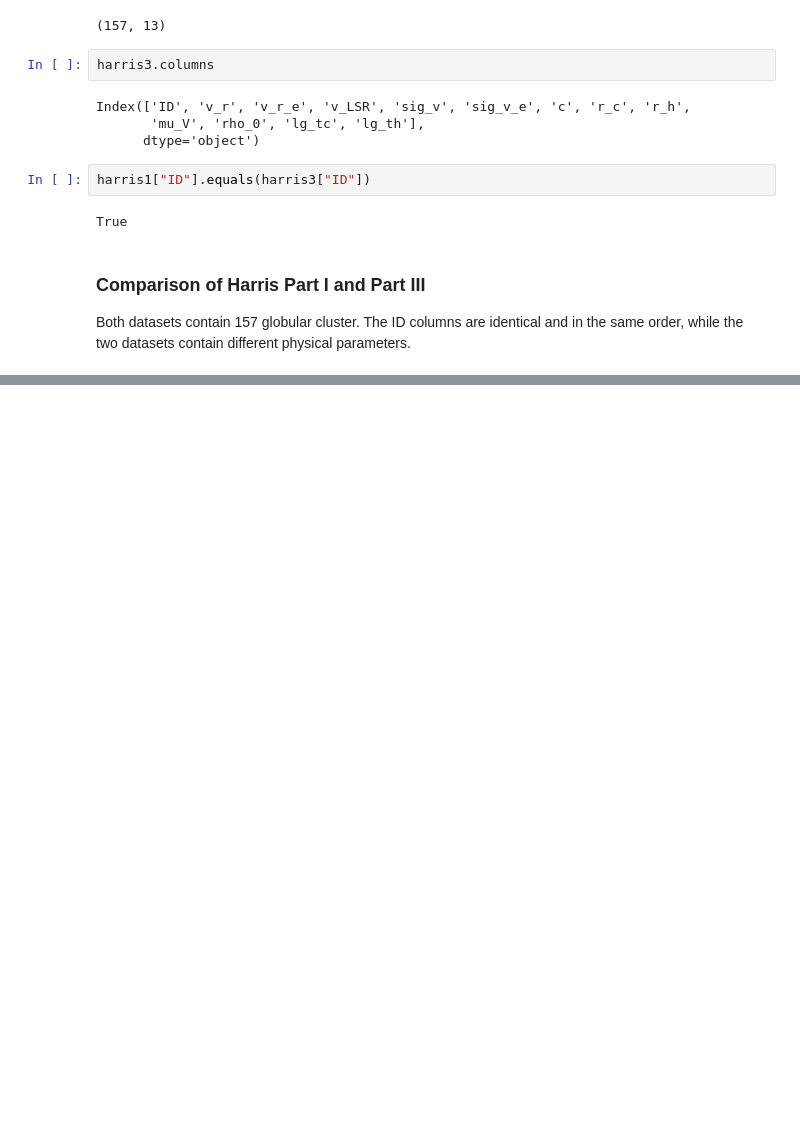
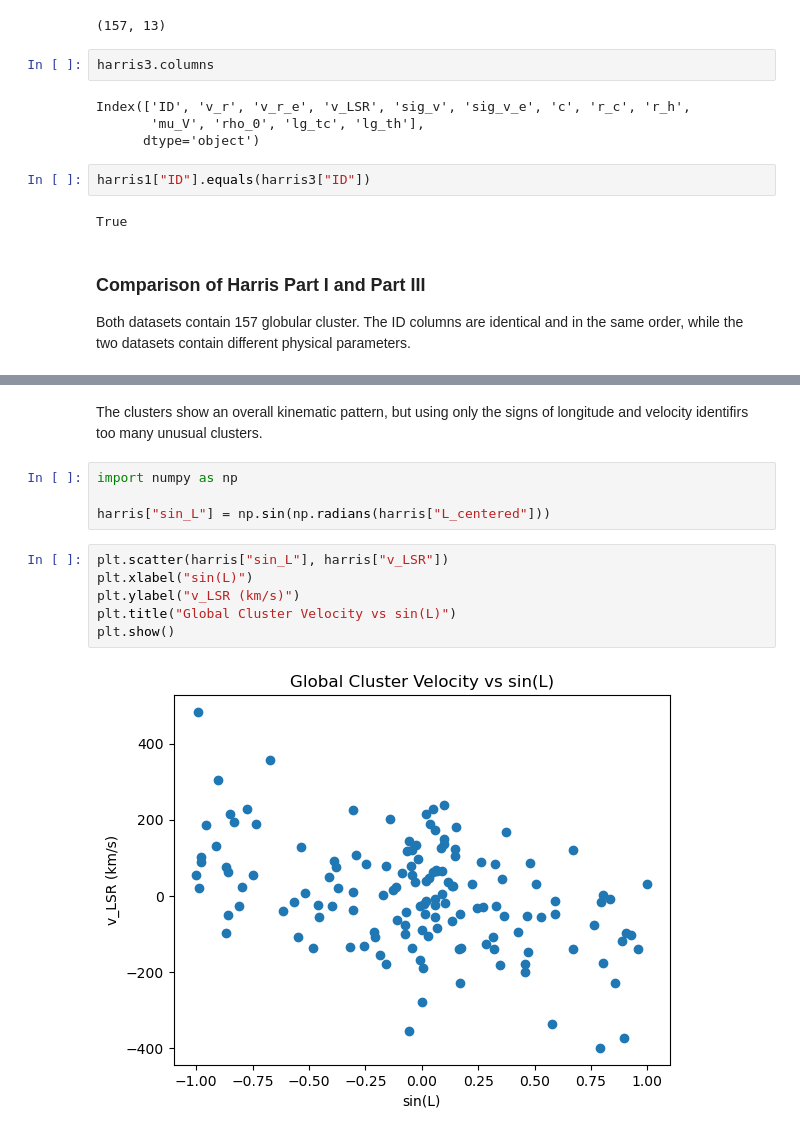
Before and after one commit to JIAQIZHANG721/PHYS3116_Accretion_Detectives, a Jupyter notebook: Jiaqi_analysis.ipynb, the cells around one changed output, grey strips where cells are left out. Drawn from its saved outputs; the diff is of its cells as text; blank space fills up the shorter version.

```diff
--- a/Jiaqi_analysis.ipynb
+++ b/Jiaqi_analysis.ipynb
@@ -50,0 +155,14 @@ Both datasets contain 157 globular cluster. The ID columns are identical and in
+# %% [markdown]
+The clusters show an overall kinematic pattern, but using only the signs of longitude and velocity identifirs too many unusual clusters.
+# %%
+import numpy as np
+
+harris["sin_L"] = np.sin(np.radians(harris["L_centered"]))
+# %%
+plt.scatter(harris["sin_L"], harris["v_LSR"])
+plt.xlabel("sin(L)")
+plt.ylabel("v_LSR (km/s)")
+plt.title("Global Cluster Velocity vs sin(L)")
+plt.show()
+# %% [output]
+[figure, added]
```
Also changed, not shown: parts of 17 cells of this notebook.
